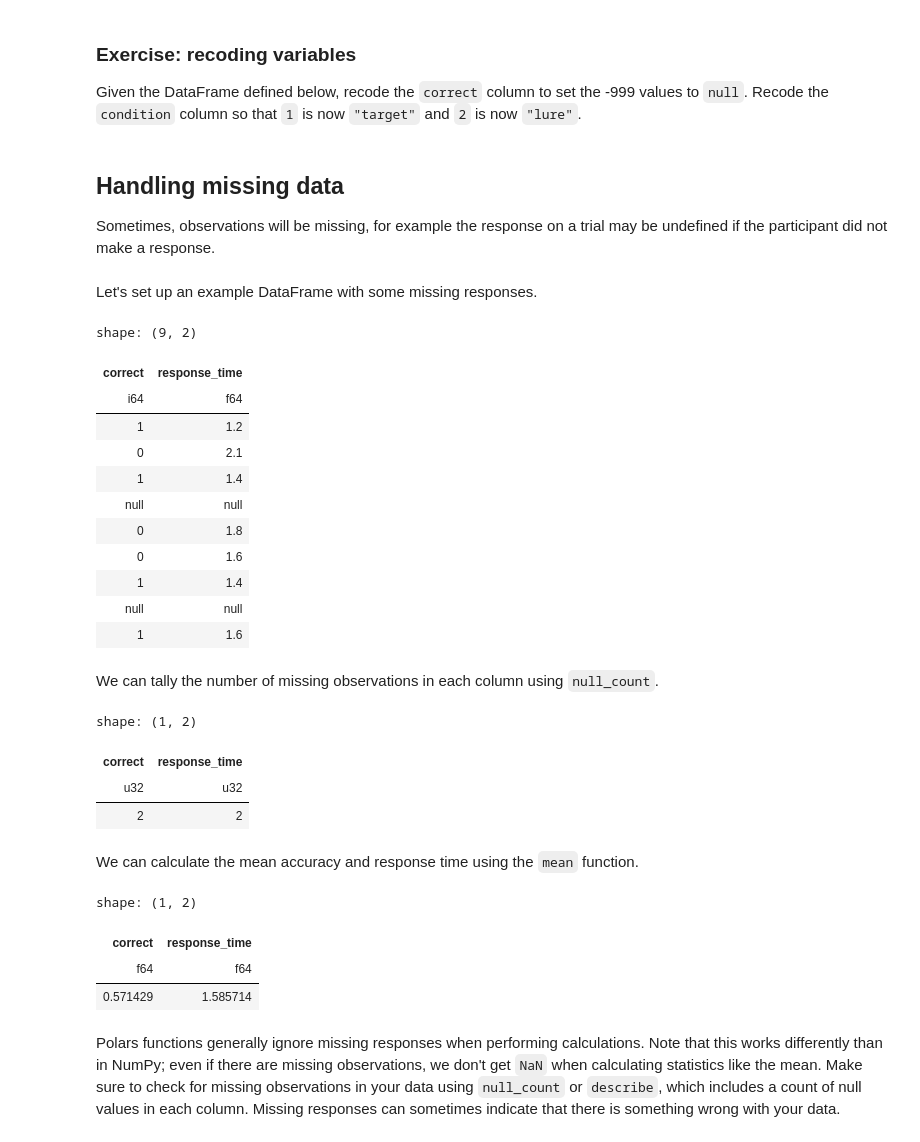
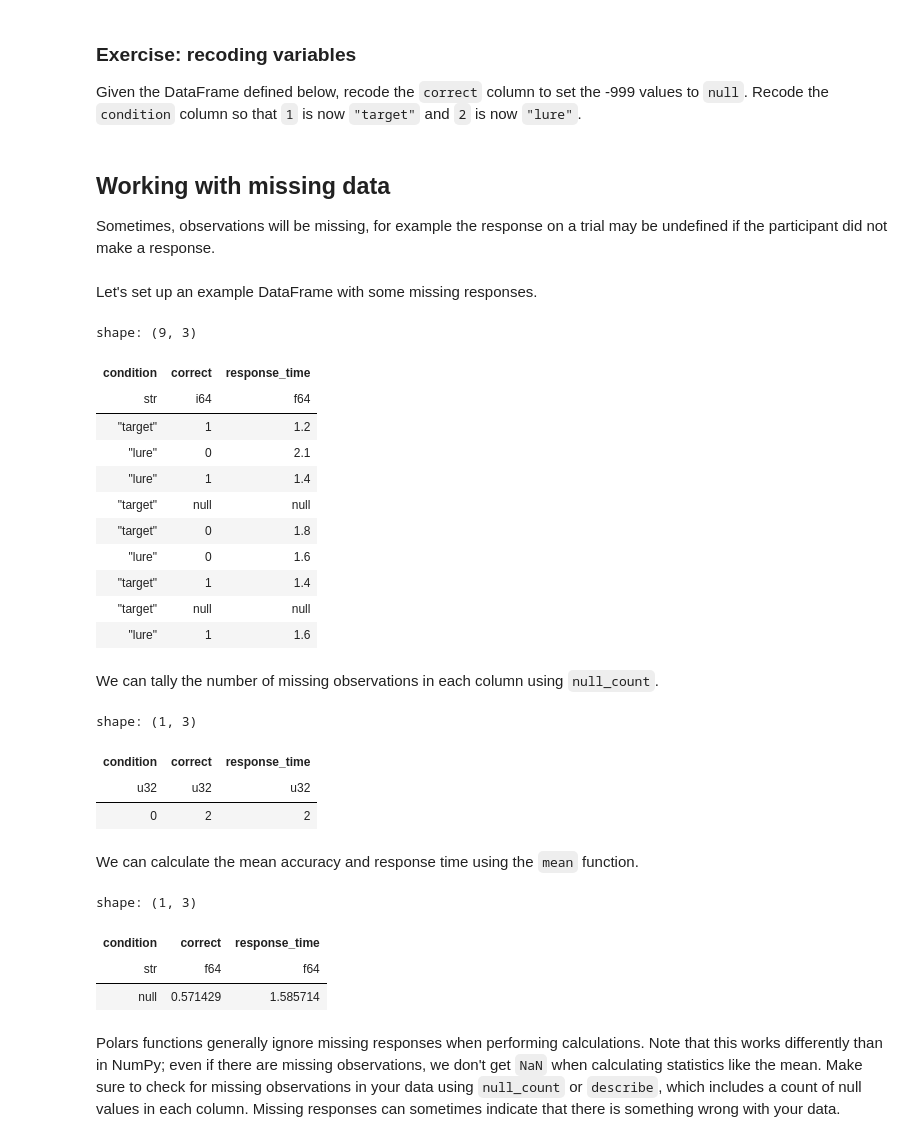
Before and after one commit to mortonne/datascipsych, a Jupyter notebook: chapters/chapter8/data_cleaning.ipynb, the cells around one changed output. Cells and saved outputs as stored; diff of their text form; code cells hidden in the pictures.

```diff
--- a/chapters/chapter8/data_cleaning.ipynb
+++ b/chapters/chapter8/data_cleaning.ipynb
@@ -178,50 +172,52 @@ Given the DataFrame defined below, recode the `correct` column to set the -999 v
 df = pl.DataFrame({"trial": [1, 2, 3, 4], "condition": [1, 2, 1, 2], "correct": [0, 1, -999, 1]})
 # your code here
 # %% [markdown]
-## Handling missing data
+## Working with missing data
 
 Sometimes, observations will be missing, for example the response on a trial may be undefined if the participant did not make a response.
 # %% [markdown]
 Let's set up an example DataFrame with some missing responses.
 # %%
+
 responses = pl.DataFrame(
     {
+        "condition": ["target", "lure", "lure", "target", "target", "lure", "target", "target", "lure"],
         "correct": [1, 0, 1, None, 0, 0, 1, None, 1],
         "response_time": [1.2, 2.1, 1.4, None, 1.8, 1.6, 1.4, None, 1.6],
     }
 )
 responses
 # %% [output]
-shape: (9, 2)
+shape: (9, 3)
-| correct | response_time |
-| i64 | f64 |
-| 1 | 1.2 |
-| 0 | 2.1 |
-| 1 | 1.4 |
-| null | null |
-| 0 | 1.8 |
-| 0 | 1.6 |
-| 1 | 1.4 |
-| null | null |
-| 1 | 1.6 |
+| condition | correct | response_time |
+| str | i64 | f64 |
+| "target" | 1 | 1.2 |
+| "lure" | 0 | 2.1 |
+| "lure" | 1 | 1.4 |
+| "target" | null | null |
+| "target" | 0 | 1.8 |
+| "lure" | 0 | 1.6 |
+| "target" | 1 | 1.4 |
+| "target" | null | null |
+| "lure" | 1 | 1.6 |
 # %% [markdown]
 We can tally the number of missing observations in each column using `null_count`.
 # %%
 responses.null_count()
 # %% [output]
-shape: (1, 2)
+shape: (1, 3)
-| correct | response_time |
-| u32 | u32 |
-| 2 | 2 |
+| condition | correct | response_time |
+| u32 | u32 | u32 |
+| 0 | 2 | 2 |
 # %% [markdown]
 We can calculate the mean accuracy and response time using the `mean` function.
 # %%
 responses.mean()
 # %% [output]
-shape: (1, 2)
+shape: (1, 3)
-| correct | response_time |
-| f64 | f64 |
-| 0.571429 | 1.585714 |
+| condition | correct | response_time |
+| str | f64 | f64 |
+| null | 0.571429 | 1.585714 |
 # %% [markdown]
 Polars functions generally ignore missing responses when performing calculations. Note that this works differently than in NumPy; even if there are missing observations, we don't get `NaN` when calculating statistics like the mean. Make sure to check for missing observations in your data using `null_count` or `describe`, which includes a count of null values in each column. Missing responses can sometimes indicate that there is something wrong with your data.
 # %% [markdown]
```
Also changed, not shown: parts of 28 cells of this notebook.
